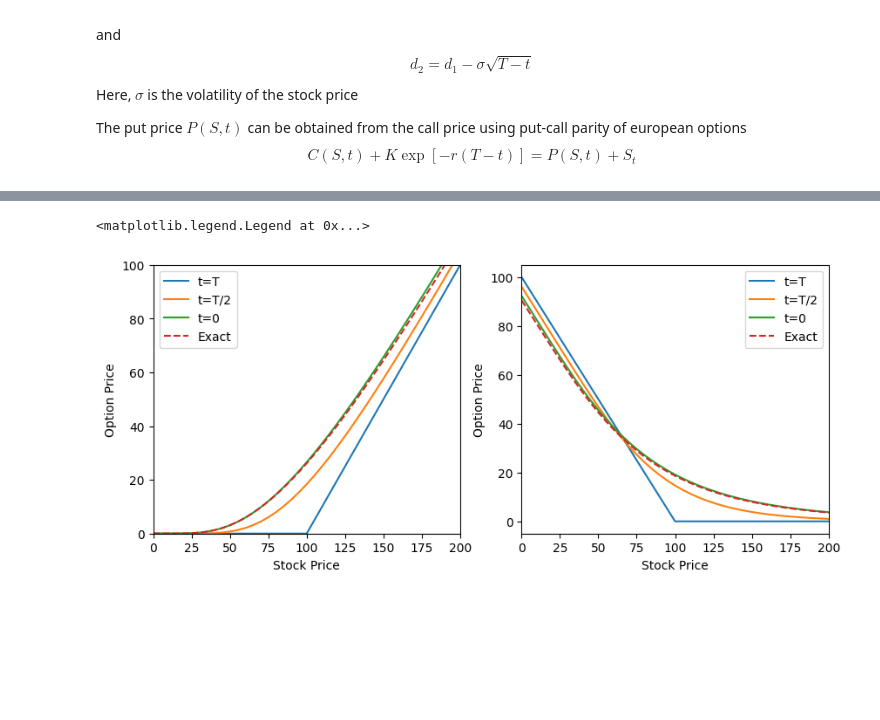
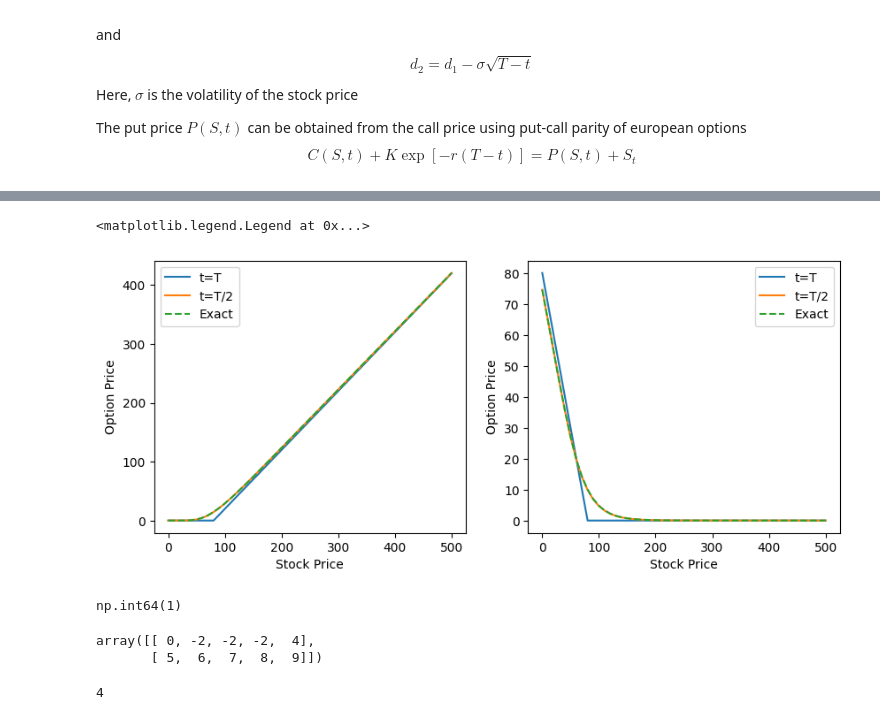
Before and after one commit to SMJose/Black-Scholes_Option_price_finite_difference, a Jupyter notebook: Black-Scholes.ipynb, the cells around one changed output, grey strips where cells are left out. Saved outputs shown, nothing was run; the diff lists cells and outputs as text; code cells hidden in the pictures; blank space fills up the shorter version.

Commit message:
V5: Cleaned up european options part-2

```diff
--- a/Black-Scholes.ipynb
+++ b/Black-Scholes.ipynb
@@ -204,23 +227,28 @@ def OptionPriceAnalytical(Opt_type,K,sigma,r,c,St_arr,T,t):
 # -----------------------
 # Parameters
 # Option parameters
-r = 0.1 #interest rate
-K = 100 # strike
+r = 0.07 #interest rate
+K = 80 # strike
 S0 = 100 # Current price
-sigma = 0.6 # volatility
-c = 0.02 # dividend yield
+sigma = 0.4 # volatility
+c = 0.01 # dividend yield
 T = 1 # Expiry time (years)
 
 # Grid parameters
 Smax = 500 # Max stock price
-dS = 5 # grid size (stock price grio)
-dt = 0.0001 # grid size (time grid)
+dS =  10 # grid size (stock price grio)
+dt = 0.001 # grid size (time grid)
+Delt = 1 # Store data every Delt steps
+
+# Note: Decreasing dS without appropriately decreasing dt can
+# cause solution to oscillates violently
 
 #----------------------------
 # Solving for derivative price
-S_grid, tgrid, Price_grid_call = FiniteDiff_European("Call",K,sigma,r,c,Smax,dS,T,dt )
-S_grid, tgrid, Price_grid_put = FiniteDiff_European("Put",K,sigma,r,c,Smax,dS,T,dt )
+S_grid, tgrid, Price_grid_call = FiniteDiff_European("call",K,sigma,r,c,Smax,dS,T,dt)
+S_grid, tgrid, Price_grid_put = FiniteDiff_European("put",K,sigma,r,c,Smax,dS,T,dt)
 
 t1, t2, t3 = T, T/2, 0 #Choosing three times
-n1, n2, n3 = int(t1/dt), int(t2/dt), int(t3/dt) #index
+n1, n2, n3 = int(t1/(dt*Delt)), int(t2/(dt*Delt)), int(t3/(dt*Delt)) #index
+print(n1, n2, n3)
 # %% [output]
@@ -228,28 +256,33 @@ n1, n2, n3 = int(t1/dt), int(t2/dt), int(t3/dt) #index
 # %%
 # Exact prices at t=0 from formula
-Price_grid_exc_put = OptionPriceAnalytical("Put",100,sigma,r,c,S_grid,T,0)
-Price_grid_exc_call = OptionPriceAnalytical("Call",100,sigma,r,c,S_grid,T,0)
+Price_grid_exc_put = OptionPriceAnalytical("Put",K,sigma,r,c,S_grid,T,0)
+Price_grid_exc_call = OptionPriceAnalytical("Call",K,sigma,r,c,S_grid,T,0)
 
 fig, ax = plt.subplots(1,2, figsize=(10, 4))
 
 ax[0].plot(S_grid,Price_grid_call[n1], label="t=T")
-ax[0].plot(S_grid,Price_grid_call[n2], label="t=T/2")
-ax[0].plot(S_grid,Price_grid_call[n3], label="t=0")
+ax[0].plot(S_grid,Price_grid_call[0], label="t=T/2")
+#ax[0].plot(S_grid,ff, label="t=0")
 ax[0].plot(S_grid,Price_grid_exc_call, '--', label="Exact")
-ax[0].set_xlim(0,200)
-ax[0].set_ylim(0,100)
+#ax[0].set_xlim(0,200)
+#ax[0].set_ylim(0,100)
 ax[0].set_xlabel("Stock Price")
 ax[0].set_ylabel("Option Price")
 ax[0].legend()
 
 ax[1].plot(S_grid,Price_grid_put[n1], label="t=T")
-ax[1].plot(S_grid,Price_grid_put[n2], label="t=T/2")
-ax[1].plot(S_grid,Price_grid_put[n3], label="t=0")
+ax[1].plot(S_grid,Price_grid_put[0], label="t=T/2")
+#ax[1].plot(S_grid,fg, label="t=0")
 ax[1].plot(S_grid,Price_grid_exc_put, '--', label="Exact")
-ax[1].set_xlim(0,200)
+#ax[1].set_xlim(0,200)
 ax[1].set_xlabel("Stock Price")
 ax[1].set_ylabel("Option Price")
 ax[1].legend()
 # %% [output]
 <matplotlib.legend.Legend at 0x...>
-[figure, old version]
+[figure, new version]
+# %%
+l = np.arange(10)
+l[-9]
+# %% [output]
+np.int64(1)
@@ -255,0 +291,9 @@ ax[1].legend()
+# %%
+l
+# %% [output]
+array([[ 0, -2, -2, -2,  4],
+       [ 5,  6,  7,  8,  9]])
+# %%
+print(104%10)
+# %% [output]
+4
```
Also changed, not shown: parts of 4 cells of this notebook.
